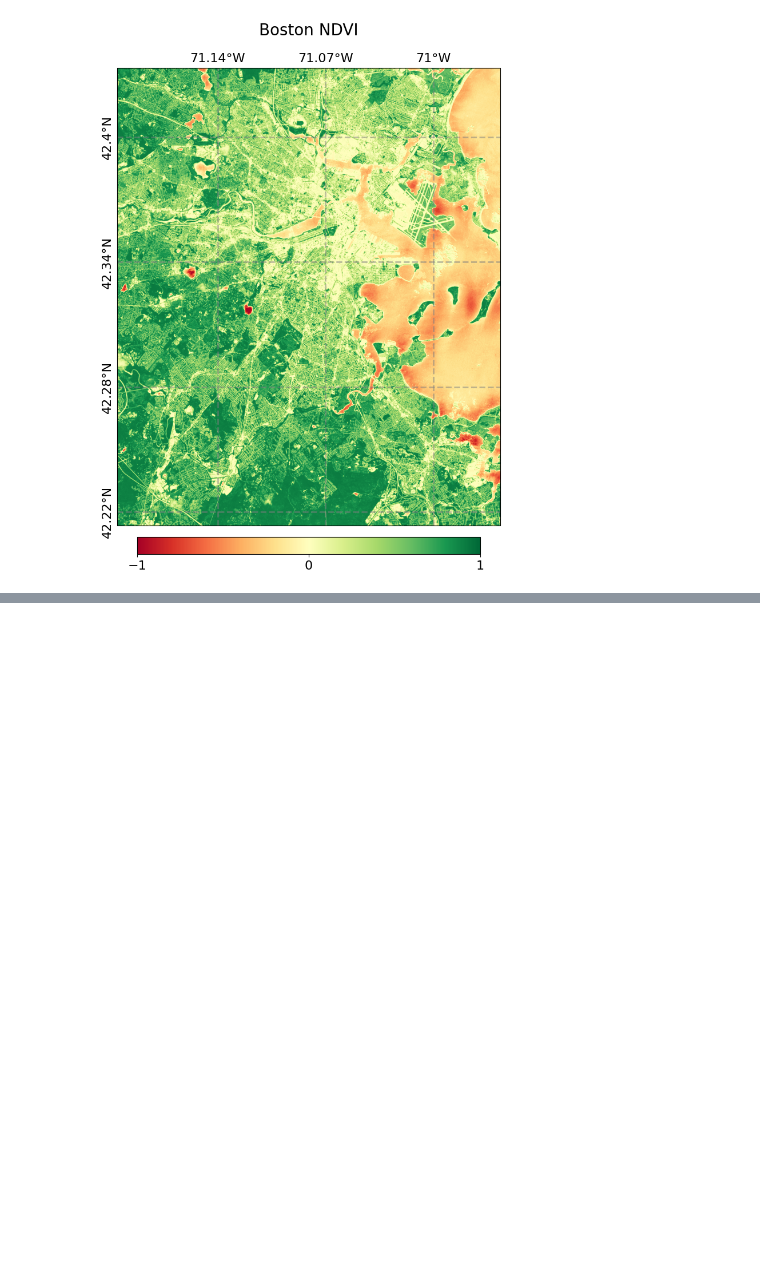
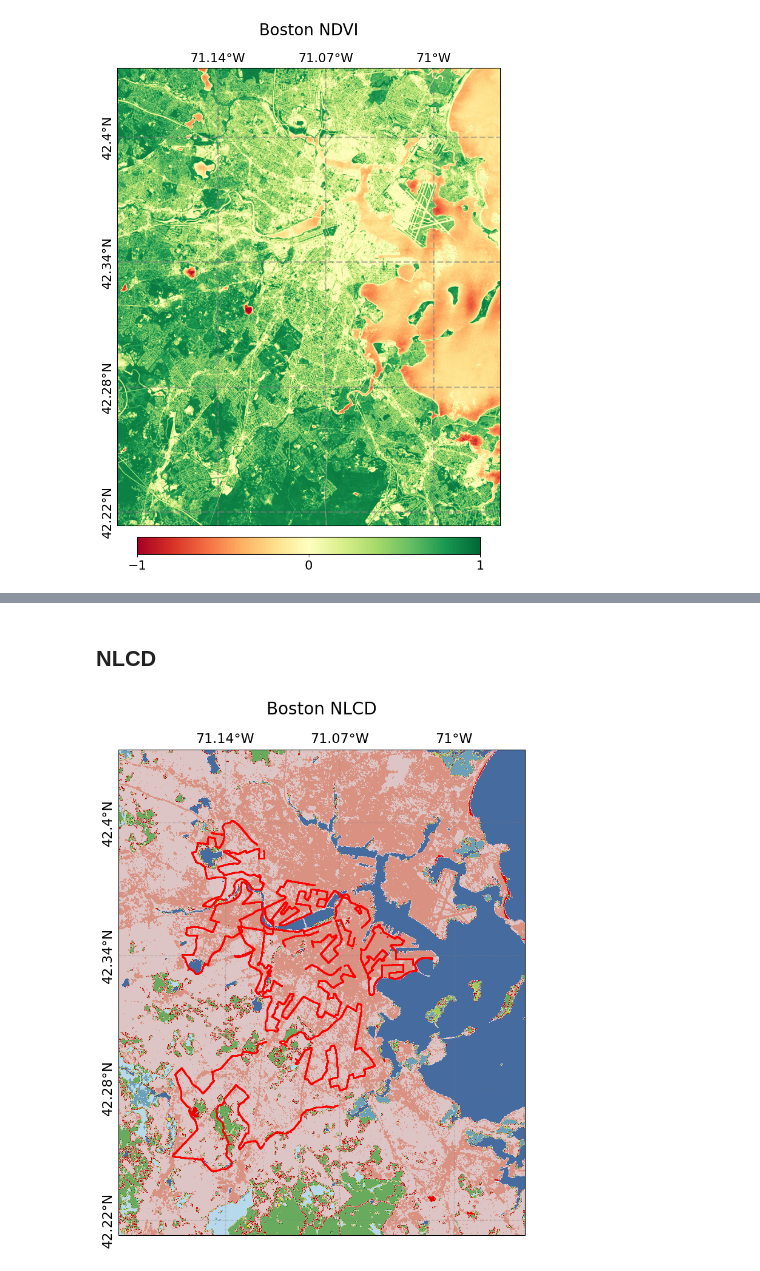
Before and after one commit to edrian-liao/uhi-causal-model, a Jupyter notebook: notebooks/data_vis.ipynb, the cells around one changed output, grey strips where cells are left out. Cells and saved outputs as stored; diff of their text form; code cells hidden in the pictures; blank space fills up the shorter version.

```diff
--- a/notebooks/data_vis.ipynb
+++ b/notebooks/data_vis.ipynb
@@ -109,0 +150,57 @@ plt.savefig('./figures/boston_ndvi.png', dpi=300, bbox_inches='tight')
+# %% [markdown]
+## NLCD
+# %%
+fig = plt.figure(figsize=(10,10))
+
+# Plot the raster data
+img_extent = (bounds.left, bounds.right, bounds.bottom, bounds.top)
+
+ax = fig.add_axes([0.1, 0.1, 0.8, 0.8], projection=ccrs.epsg(3857))
+gl = ax.gridlines(crs=ccrs.PlateCarree(), draw_labels=True,
+                  linewidth=1, color='gray', alpha=0.3, linestyle='--', ylabel_style={'size': 16, 'rotation': 'vertical'}, xlabel_style={'size': 16})
+
+# Remove edge effects for a better visual
+gl.xlabels_bottom = False
+gl.ylabels_right = False
+gl.xlocator = mticker.FixedLocator([-71.0, -71.07, -71.14, -71.21])
+gl.ylocator = mticker.FixedLocator([42.22, 42.28, 42.34, 42.4])
+
+# Define your specific values and corresponding colors
+value_color_mapping = {
+    11: '#466b9f',
+    12: '#d1def8',
+    21: '#dec5c5',
+    22: '#d99282',
+    23: '#eb0000',
+    24: '#ab0000',
+    31: '#b3ac9f',
+    41: '#68ab5f',
+    42: '#1c5f2c',
+    43: '#b5c58f',
+    51: '#af963c',
+    52: '#ccb879',
+    71: '#dfdfc2',
+    72: '#d1d182',
+    73: '#a3cc51',
+    74: '#82ba9e',
+    81: '#dcd939',
+    82: '#ab6c28',
+    90: '#b8d9eb',
+    95: '#6c9fb8'
+}
+
+# Create the custom colormap
+nlcd_cmap = ListedColormap([value_color_mapping[value] for value in sorted(value_color_mapping.keys())])
+
+plt.imshow(nlcd, extent=img_extent, cmap=nlcd_cmap)
+# Plot the points on top
+temp = temp.to_crs(epsg=3857)
+plt.scatter(temp.geometry.x, temp.geometry.y, c='r', s=1)
+
+fig.suptitle('Boston NLCD', fontsize=20)
+
+
+plt.savefig('../figures/boston_nlcd.png', dpi=300, bbox_inches='tight')
+# plt.show()
+# %% [output]
+[figure, added]
```
Also changed, not shown: parts of 4 cells of this notebook, 6 other files.
